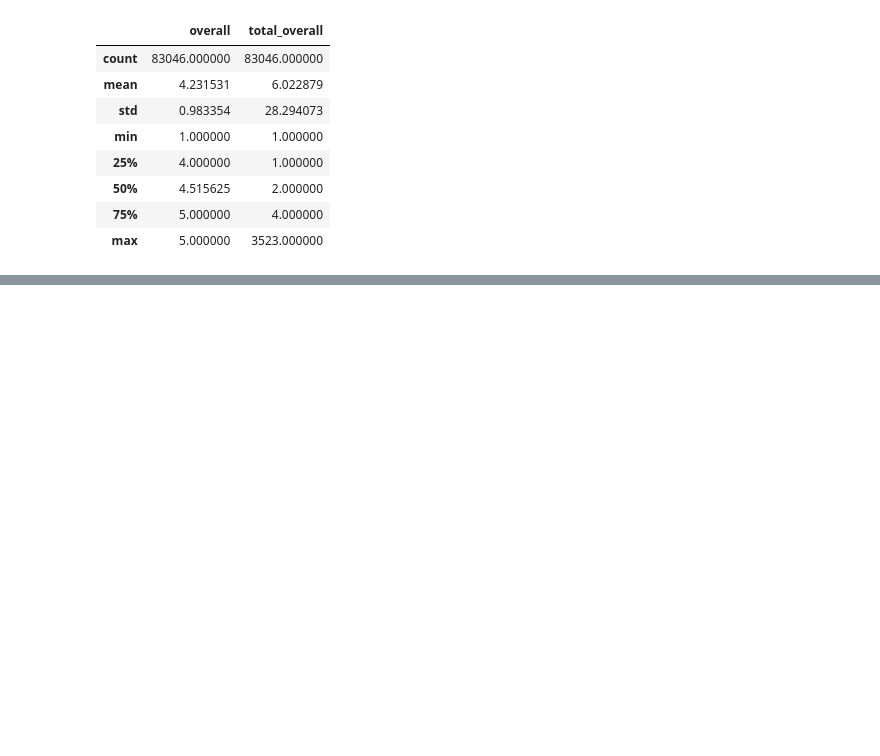
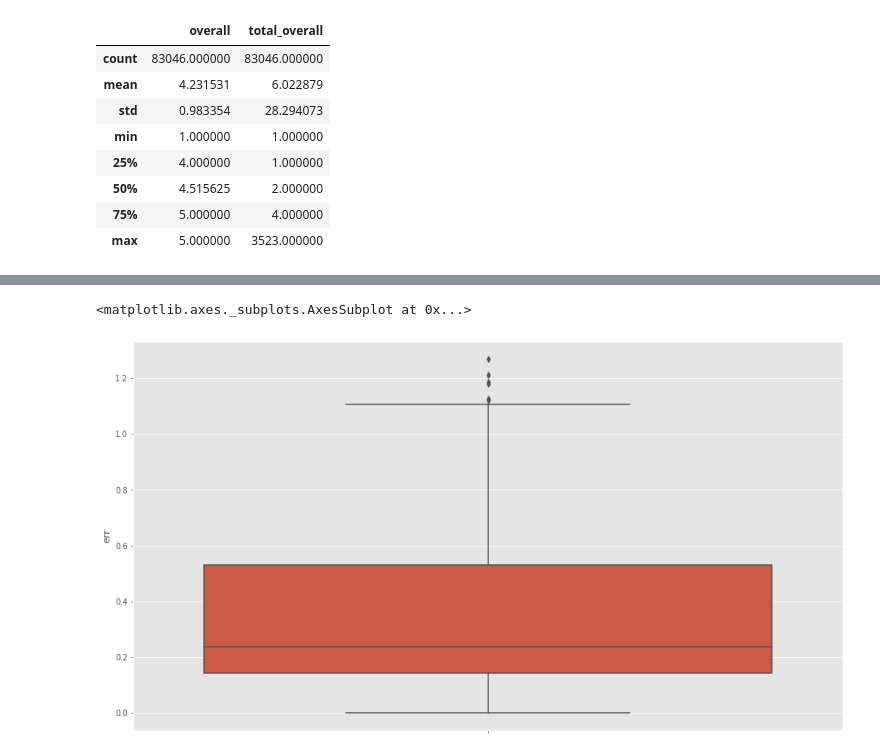
Before and after one commit to XavierCarrera/platzi-master-ml-exercises, a Jupyter notebook: AmazonProducts_RecommendationSystem.ipynb, the cells around one changed output, grey strips where cells are left out. Saved outputs shown, nothing was run; the diff lists cells and outputs as text; code cells hidden in the pictures; blank space fills up the shorter version.

```diff
--- a/AmazonProducts_RecommendationSystem.ipynb
+++ b/AmazonProducts_RecommendationSystem.ipynb
@@ -207,0 +305,3 @@ token_list = [token for token in doc]
+# %%
+reader = Reader(rating_scale=(1,5))
+train_df = Dataset.load_from_df(train_df, reader)
@@ -207,0 +345,2 @@ token_list = [token for token in doc]
+# %%
+bsl_options = {"method": "als","n_epochs": 5, "reg_u": 12,"reg_i": 5}
@@ -207,0 +363,5 @@ token_list = [token for token in doc]
+# %%
+trainset, testset = train_test_split(train_df, test_size=0.25)
+algo = KNNBaseline(bsl_options = bsl_options)
+predictions = algo.fit(trainset).test(testset)
+accuracy.rmse(predictions)
@@ -207,0 +374,33 @@ token_list = [token for token in doc]
+# %%
+def get_Iu(uid):
+    """ return the number of items rated by given user
+    args:
+      uid: the id of the user
+    returns:
+      the number of items rated by the user
+    """
+    try:
+        return len(trainset.ur[trainset.to_inner_uid(uid)])
+    except ValueError:
+        return 0
+
+def get_Ui(iid):
+    """ return number of users that have rated given item
+    args:
+      iid: the raw id of the item
+    returns:
+      the number of users that have rated the item.
+    """
+    try:
+        return len(trainset.ir[trainset.to_inner_iid(iid)])
+    except ValueError:
+        return 0
+
+df_pred = pd.DataFrame(predictions, columns=["uid", "iid", "rui", "est", "details"])
+df_pred["Iu"] = df_pred.uid.apply(get_Iu)
+df_pred["Iu"] = df_pred.uid.apply(get_Iu)
+df_pred["Ui"] = df_pred.iid.apply(get_Ui)
+df_pred["Iu"] = df_pred.uid.apply(get_Iu)
+df_pred["err"] = abs(df_pred.est - df_pred.rui)
+
+df_pred
@@ -207,0 +433,5 @@ token_list = [token for token in doc]
+# %%
+sns.boxplot(y = df_pred["err"])
+# %% [output]
+<matplotlib.axes._subplots.AxesSubplot at 0x...>
+[figure, added]
```
Also changed, not shown: parts of 26 cells of this notebook.
